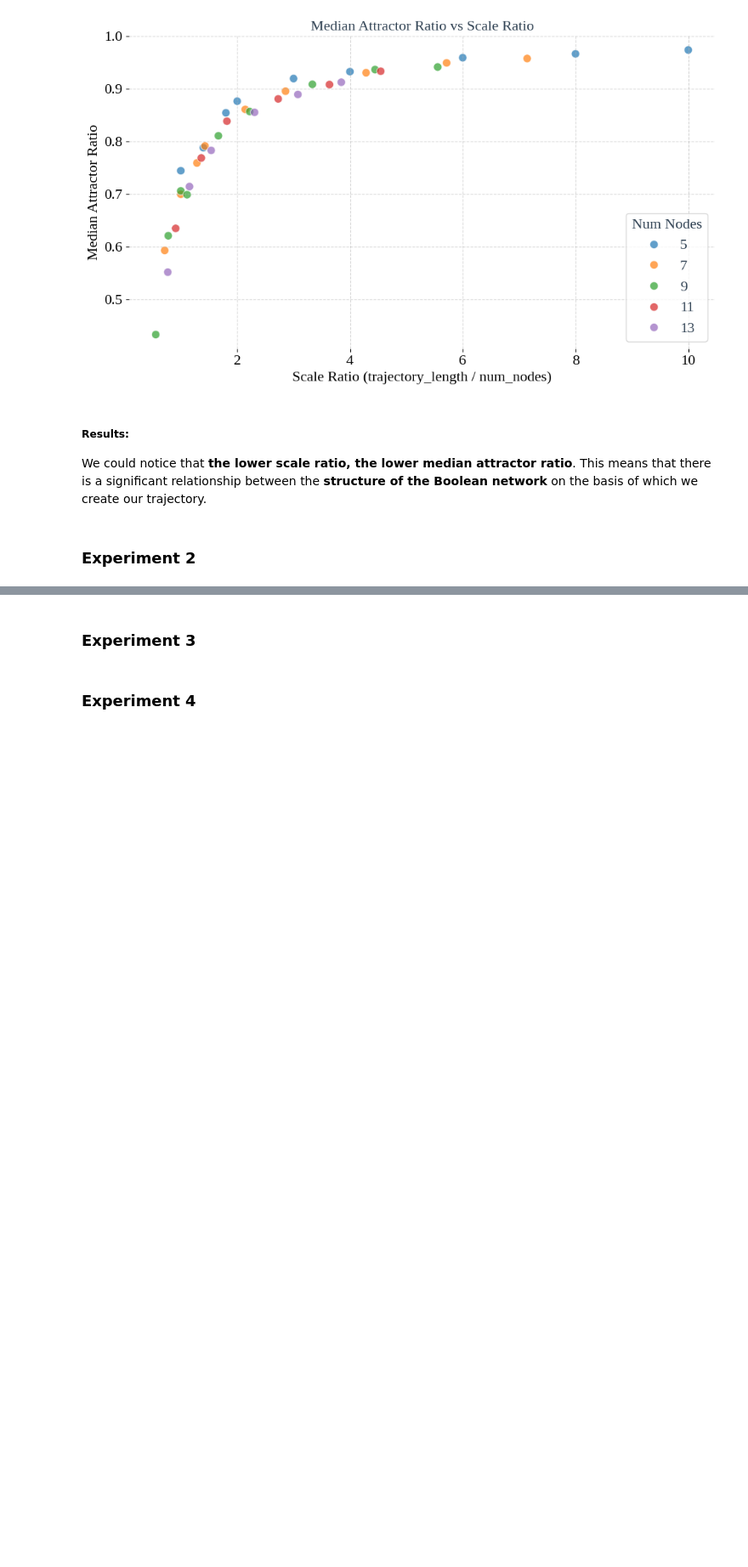
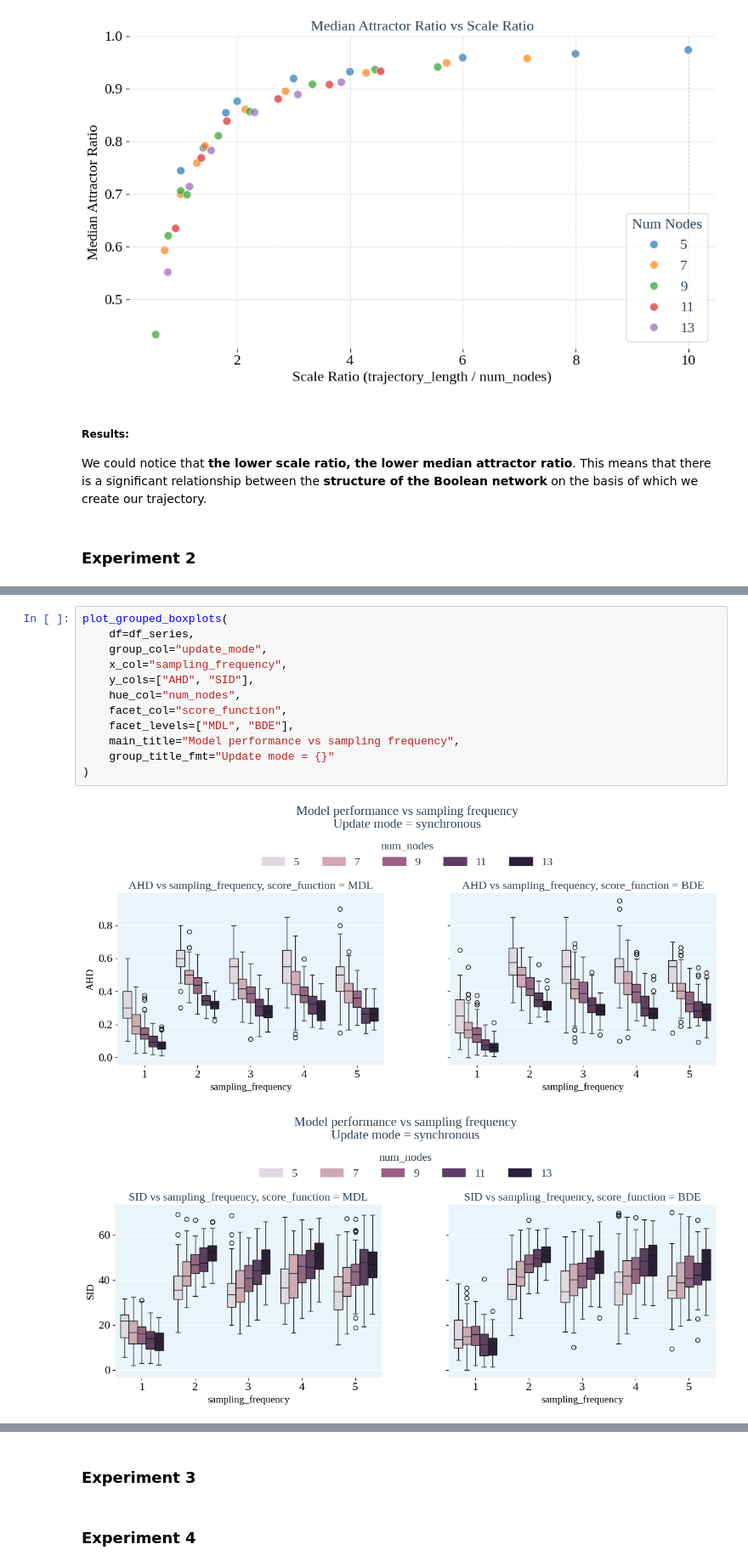
Before and after one commit to maxi7524/SAD2_final_project, a Jupyter notebook: notebooks/notebook_report_clean.ipynb, the cells around one changed output, grey strips where cells are left out. Shown at 85% size. Drawn from its saved outputs; the diff is of its cells as text; blank space fills up the shorter version.

```diff
--- a/notebooks/notebook_report_clean.ipynb
+++ b/notebooks/notebook_report_clean.ipynb
@@ -510,0 +726,15 @@ These sample sizes remain sufficiently large for stable nonparametric inference
+# %%
+plot_grouped_boxplots(
+    df=df_series,
+    group_col="update_mode",
+    x_col="sampling_frequency",
+    y_cols=["AHD", "SID"],
+    hue_col="num_nodes",
+    facet_col="score_function",
+    facet_levels=["MDL", "BDE"],
+    main_title="Model performance vs sampling frequency",
+    group_title_fmt="Update mode = {}"
+)
+# %% [output]
+[figure, added]
+[figure, added]
```
Also changed, not shown: parts of 21 cells of this notebook, 1 other file.
